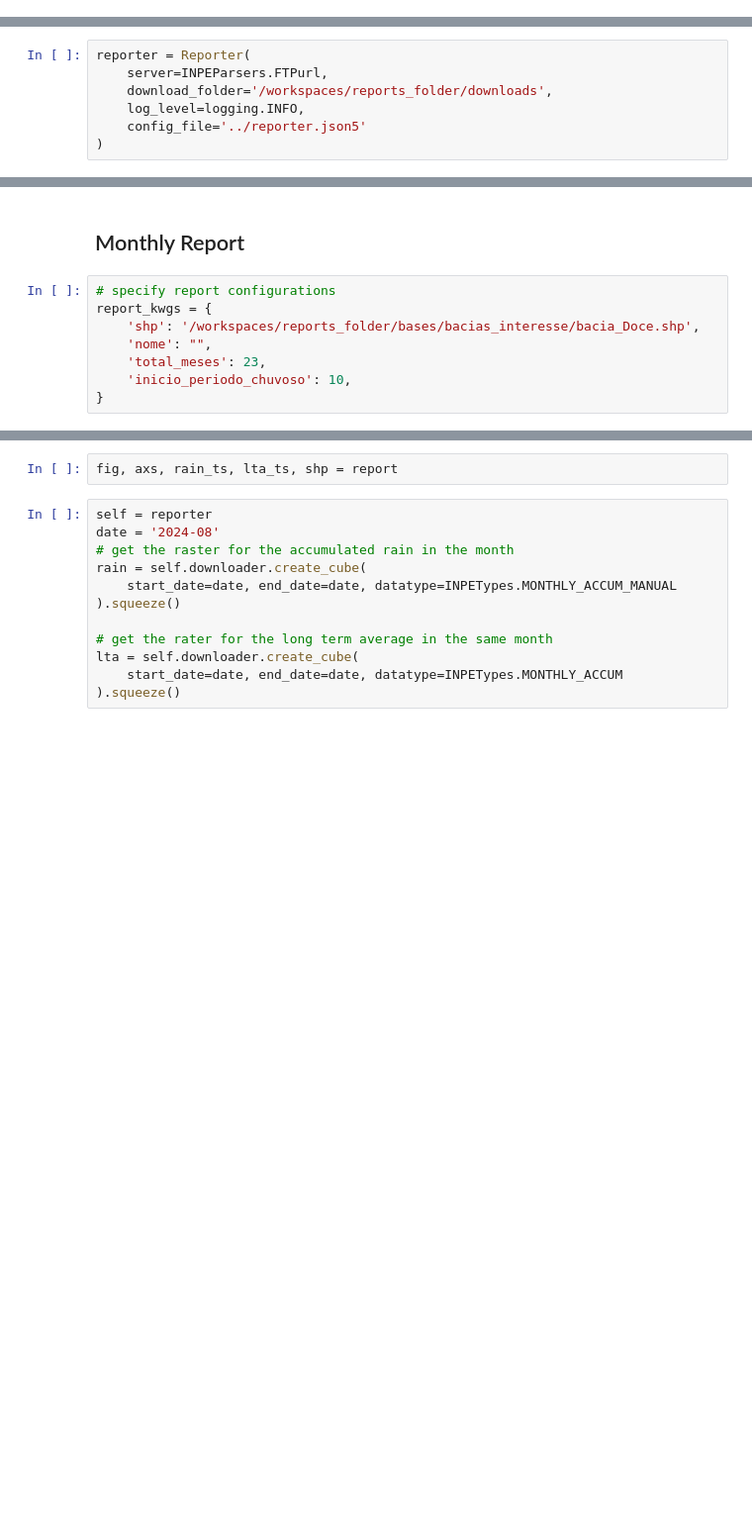
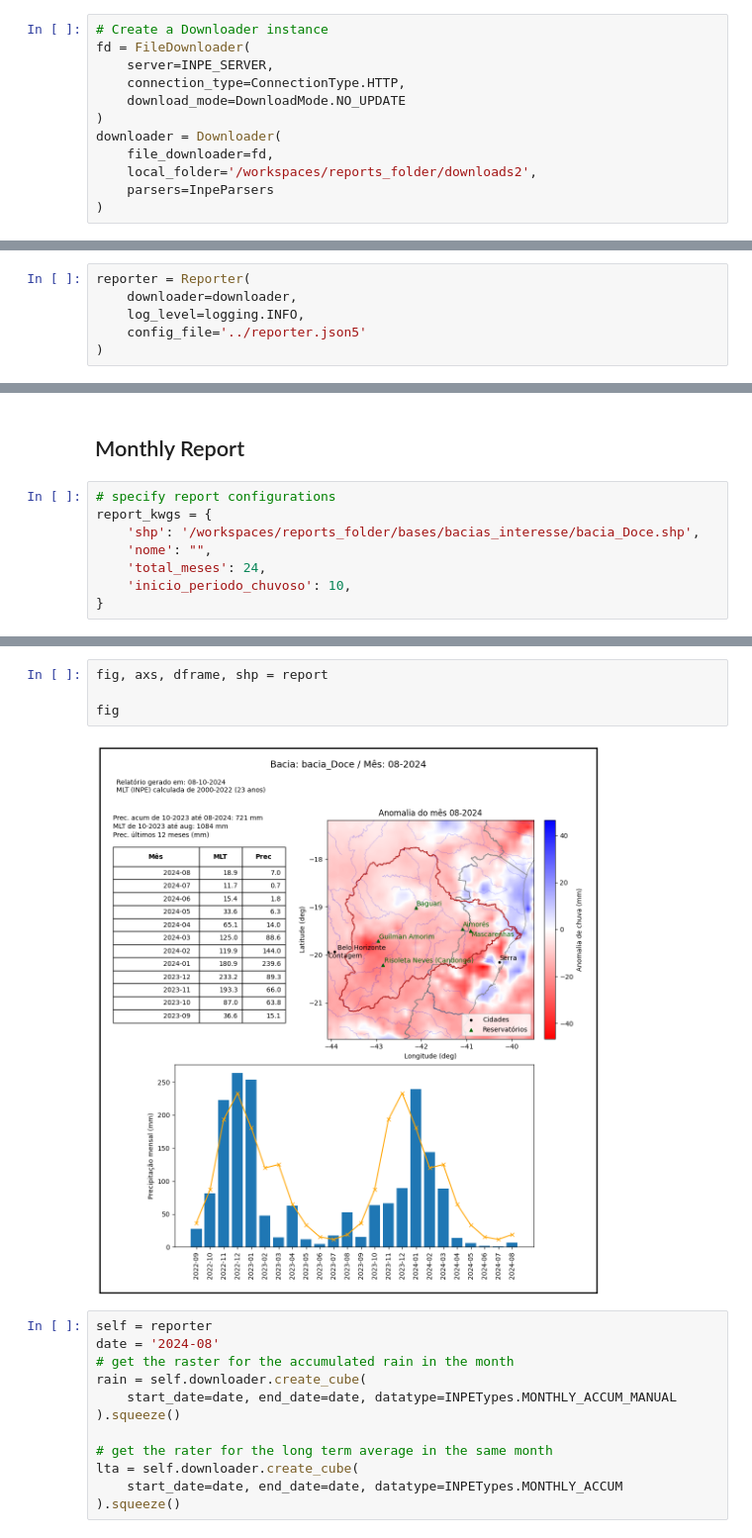
Before and after one commit to cordmaur/RainReporter, a Jupyter notebook: nbs/01-Monthly_Report.ipynb, the cells around one changed output, grey strips where cells are left out. Shown at 99% size. Saved outputs shown, nothing was run; the diff lists cells and outputs as text; blank space fills up the shorter version.

```diff
--- a/nbs/01-Monthly_Report.ipynb
+++ b/nbs/01-Monthly_Report.ipynb
@@ -57,0 +144,12 @@ basins
+# %%
+# Create a Downloader instance
+fd = FileDownloader(
+    server=INPE_SERVER,
+    connection_type=ConnectionType.HTTP,
+    download_mode=DownloadMode.NO_UPDATE
+)
+downloader = Downloader(
+    file_downloader=fd,
+    local_folder='/workspaces/reports_folder/downloads2',
+    parsers=InpeParsers
+)
@@ -58,7 +158,6 @@ basins
 # %%
 reporter = Reporter(
-    server=INPEParsers.FTPurl,
-    download_folder='/workspaces/reports_folder/downloads',
+    downloader=downloader,
     log_level=logging.INFO,
     config_file='../reporter.json5'
 )
@@ -74,7 +173,7 @@ reporter = Reporter(
 report_kwgs = {
     'shp': '/workspaces/reports_folder/bases/bacias_interesse/bacia_Doce.shp',
     'nome': "",
-    'total_meses': 23,
+    'total_meses': 24,
     'inicio_periodo_chuvoso': 10,
 }
 # %%
@@ -84,5 +183,9 @@ report = reporter.generate_report(rep_type='Mensal', date_str='2024-08', **repor
 # %%
-fig, axs, rain_ts, lta_ts, shp = report
+fig, axs, dframe, shp = report
+
+fig
+# %% [output]
+[figure, added]
 # %%
 self = reporter
 date = '2024-08'
```
Also changed, not shown: parts of 18 cells of this notebook, 5 other files.
